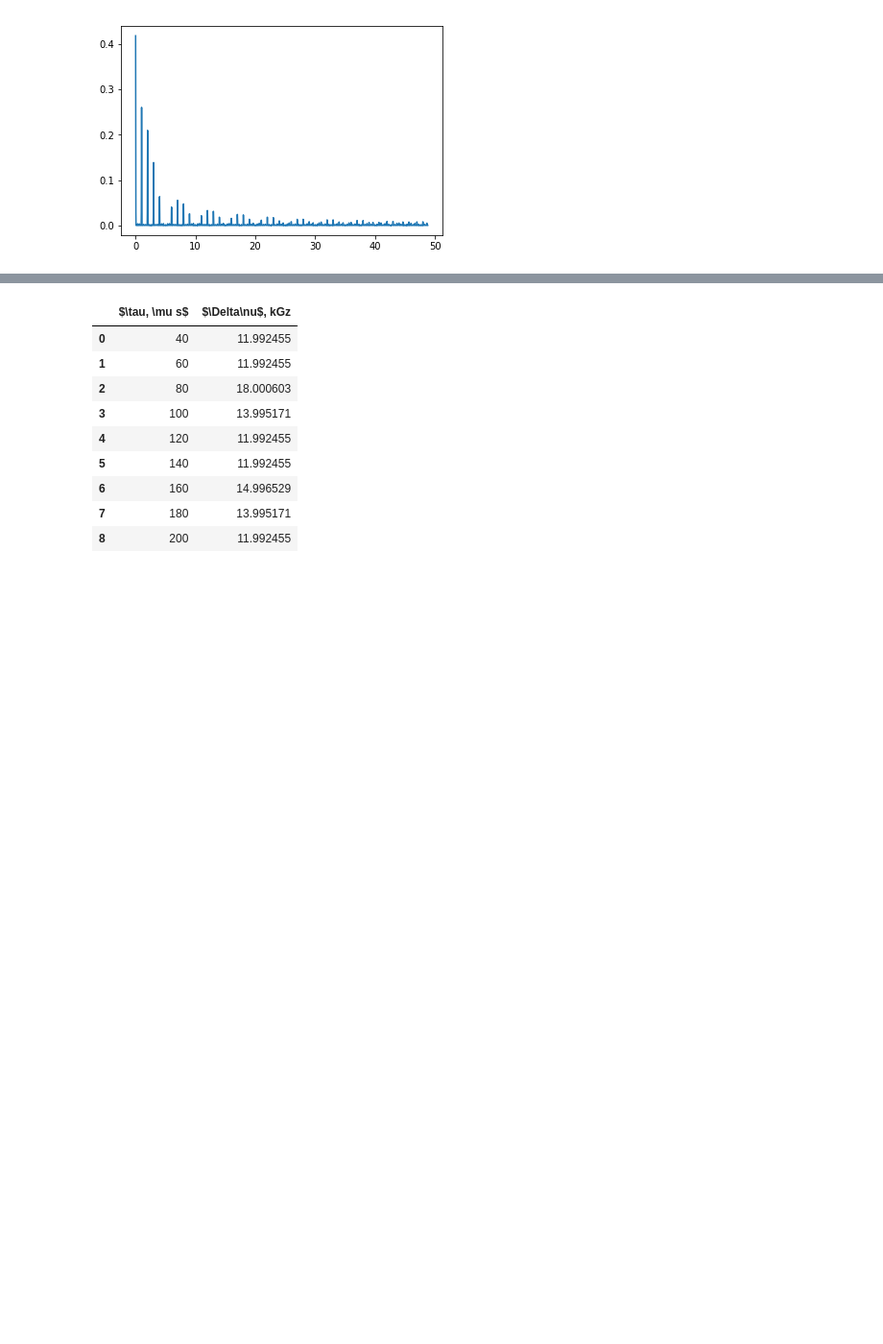
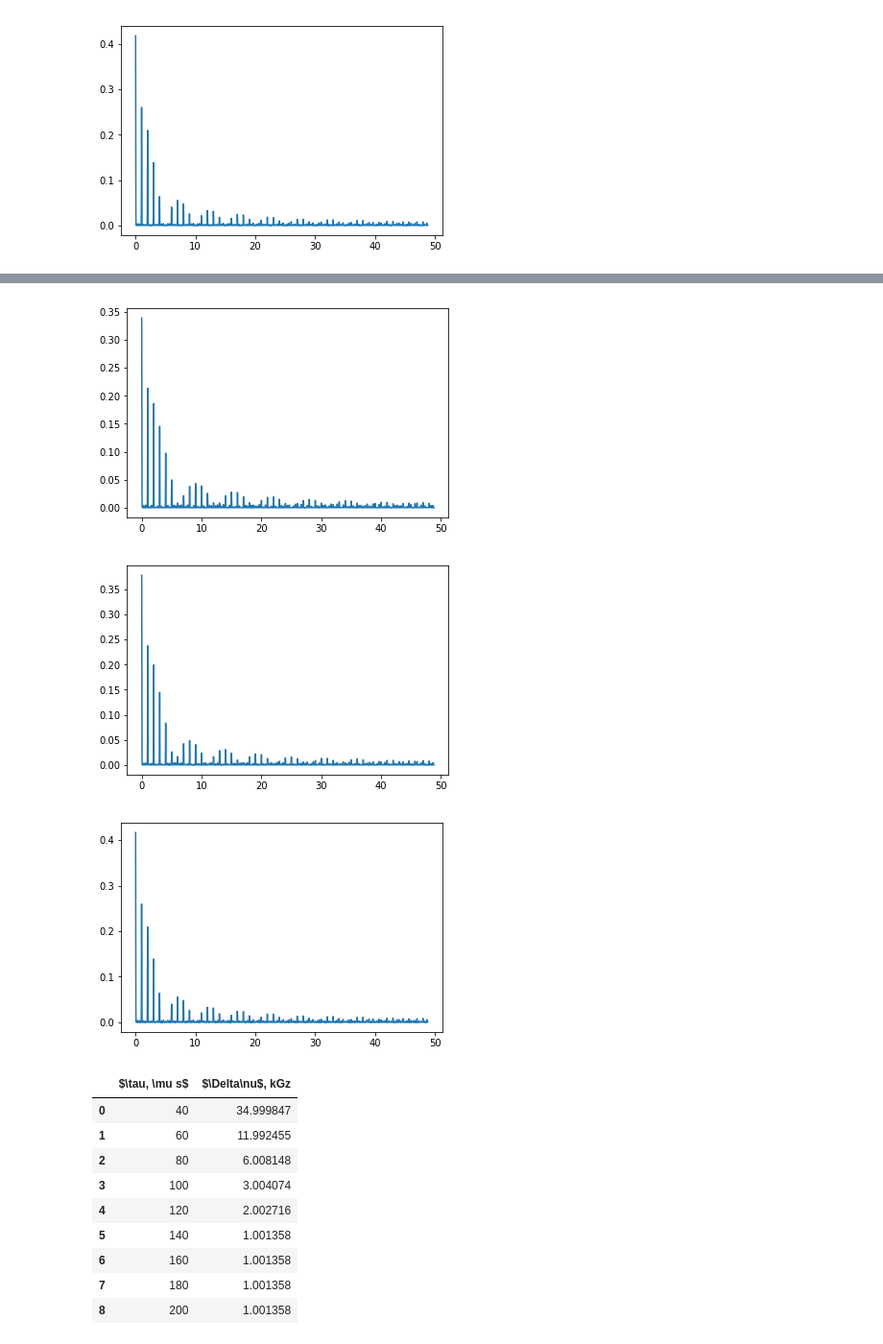
Before and after one commit to Potyashin/PhysLabs3TermMIPT, a Jupyter notebook: Спектры/Specters.ipynb, the cells around one changed output, grey strips where cells are left out. Shown: that part at 96% size. Cells and saved outputs as stored; diff of their text form; code cells hidden in the pictures; blank space fills up the shorter version.

```diff
--- a/Спектры/Specters.ipynb
+++ b/Спектры/Specters.ipynb
@@ -14,14 +14,12 @@ def open_csv(name):
         file[col] = [np.float64(i) for i in file[col]]
     return file
 # %%
-def spectrum_width(table):
-    x = list(table['Частота'])
-    y = list(table['Канал A'])
-    #x = np.array([a for (a, b) in zip(x0, y0) if b > 0.015])
-    #y = np.array([a for a in y0 if a > 0.015])
+def spectrum_width(table, s):
+    x = list(table[table.columns[0]])
+    y = list(table[table.columns[1]])
 
     a = list(zip(y, x))
-    b = list(zip(y[500:], x[500:]))
+    b = list(zip(y[s:], x[s:]))
 
     a.sort()
     b.sort()
@@ -60,15 +74,21 @@ plt.show()
 # %% [output]
 [figure]
 # %%
-#8 пункт
+#пункт 8
 s = 40
+a = 1000
 frequency = list()
 t = list()
 while s <= 200:
     current = open_csv('point_8/{}us.csv'.format(s))
-    frequency.append(spectrum_width(current))
+    x = np.array(current[current.columns[0]])
+    y = np.array(current[current.columns[1]])
+    plt.plot(x, y)
+    plt.show()
+    frequency.append(spectrum_width(current, a))
     t.append(s)
     s = s + 20
+    a = a // 2
 table = {r"$\tau, \mu s$": pd.Series(t), r"$\Delta\nu$, kGz": pd.Series(frequency)}
 table = pd.DataFrame(table)
 table
@@ -76,10 +102,13 @@ table
+[figure, added]
+[figure, added]
+[figure, added]
 |  | $\tau, \mu s$ | $\Delta\nu$, kGz |
-| 0 | 40 | 11.992455 |
+| 0 | 40 | 34.999847 |
 | 1 | 60 | 11.992455 |
-| 2 | 80 | 18.000603 |
-| 3 | 100 | 13.995171 |
-| 4 | 120 | 11.992455 |
-| 5 | 140 | 11.992455 |
-| 6 | 160 | 14.996529 |
-| 7 | 180 | 13.995171 |
-| 8 | 200 | 11.992455 |
+| 2 | 80 | 6.008148 |
+| 3 | 100 | 3.004074 |
+| 4 | 120 | 2.002716 |
+| 5 | 140 | 1.001358 |
+| 6 | 160 | 1.001358 |
+| 7 | 180 | 1.001358 |
+| 8 | 200 | 1.001358 |
```
Also changed, not shown: parts of 12 cells of this notebook, 6 other files.
